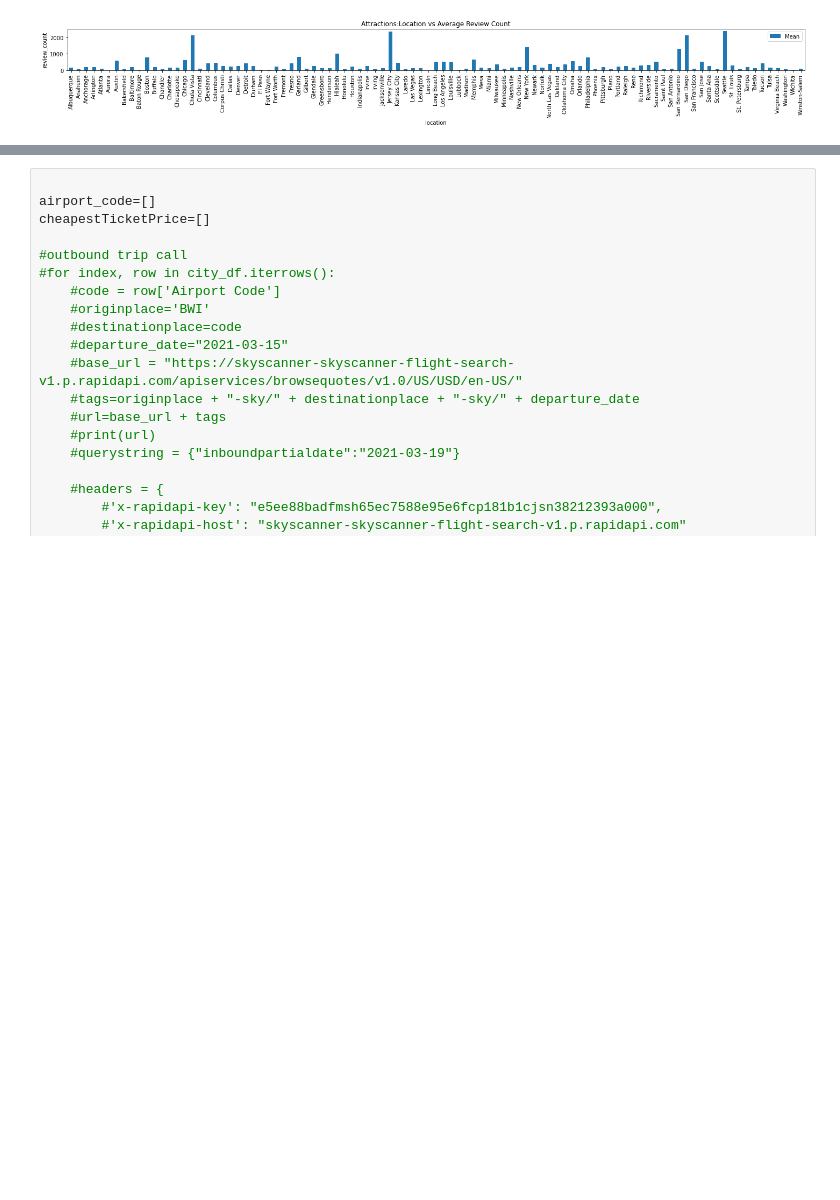
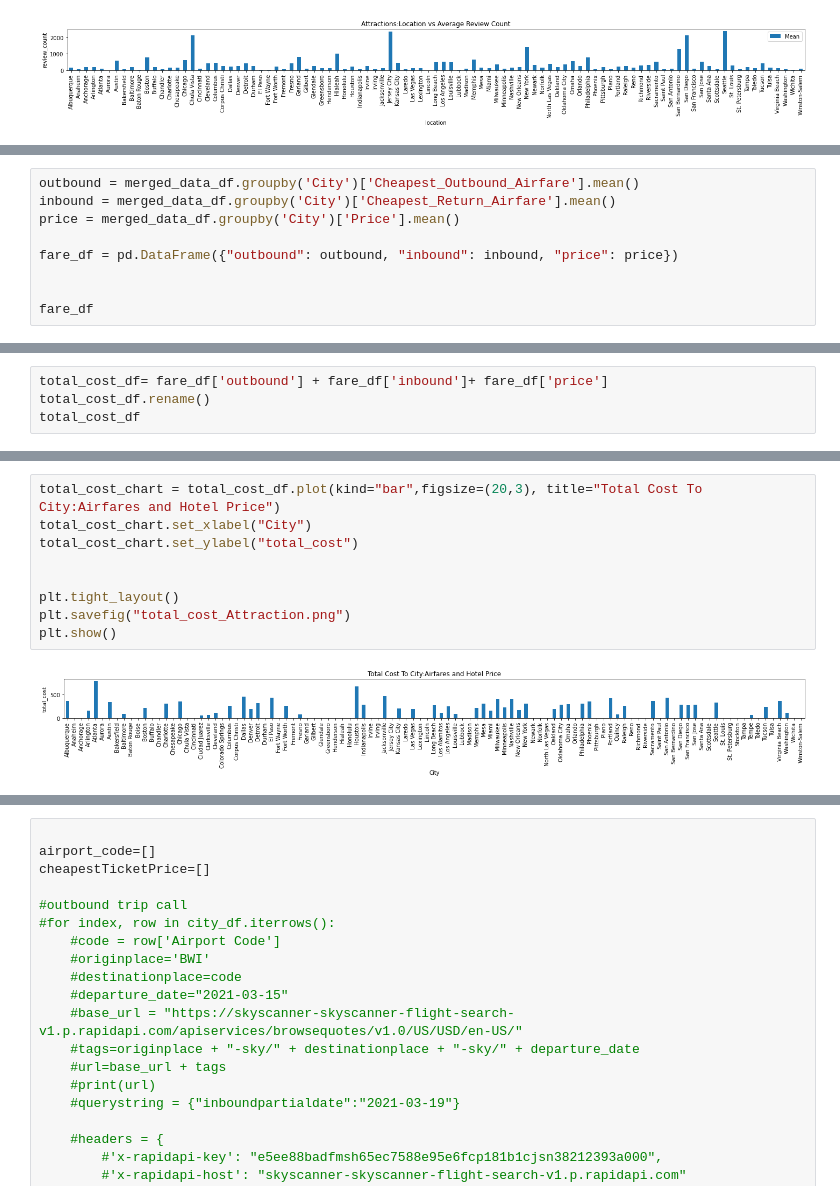
Before and after one commit to Kaylawkelly/HotelRateLocataion-Project1, a Jupyter notebook: Project 1 Travel.ipynb, the cells around one changed output, grey strips where cells are left out. Cells and saved outputs as stored; diff of their text form; blank space fills up the shorter version.

Commit message:
Total fare Bar chart code

```diff
--- a/Project 1 Travel.ipynb
+++ b/Project 1 Travel.ipynb
@@ -81,0 +129,9 @@ plt.show()
+# %%
+outbound = merged_data_df.groupby('City')['Cheapest_Outbound_Airfare'].mean()
+inbound = merged_data_df.groupby('City')['Cheapest_Return_Airfare'].mean()
+price = merged_data_df.groupby('City')['Price'].mean()
+
+fare_df = pd.DataFrame({"outbound": outbound, "inbound": inbound, "price": price})
+
+
+fare_df
@@ -81,0 +153,4 @@ plt.show()
+# %%
+total_cost_df= fare_df['outbound'] + fare_df['inbound']+ fare_df['price']
+total_cost_df.rename()
+total_cost_df
@@ -81,0 +171,11 @@ plt.show()
+# %%
+total_cost_chart = total_cost_df.plot(kind="bar",figsize=(20,3), title="Total Cost To City:Airfares and Hotel Price")
+total_cost_chart.set_xlabel("City")
+total_cost_chart.set_ylabel("total_cost")
+
+
+plt.tight_layout()
+plt.savefig("total_cost_Attraction.png")
+plt.show()
+# %% [output]
+[figure, added]
```
Also changed, not shown: parts of 7 cells of this notebook.
